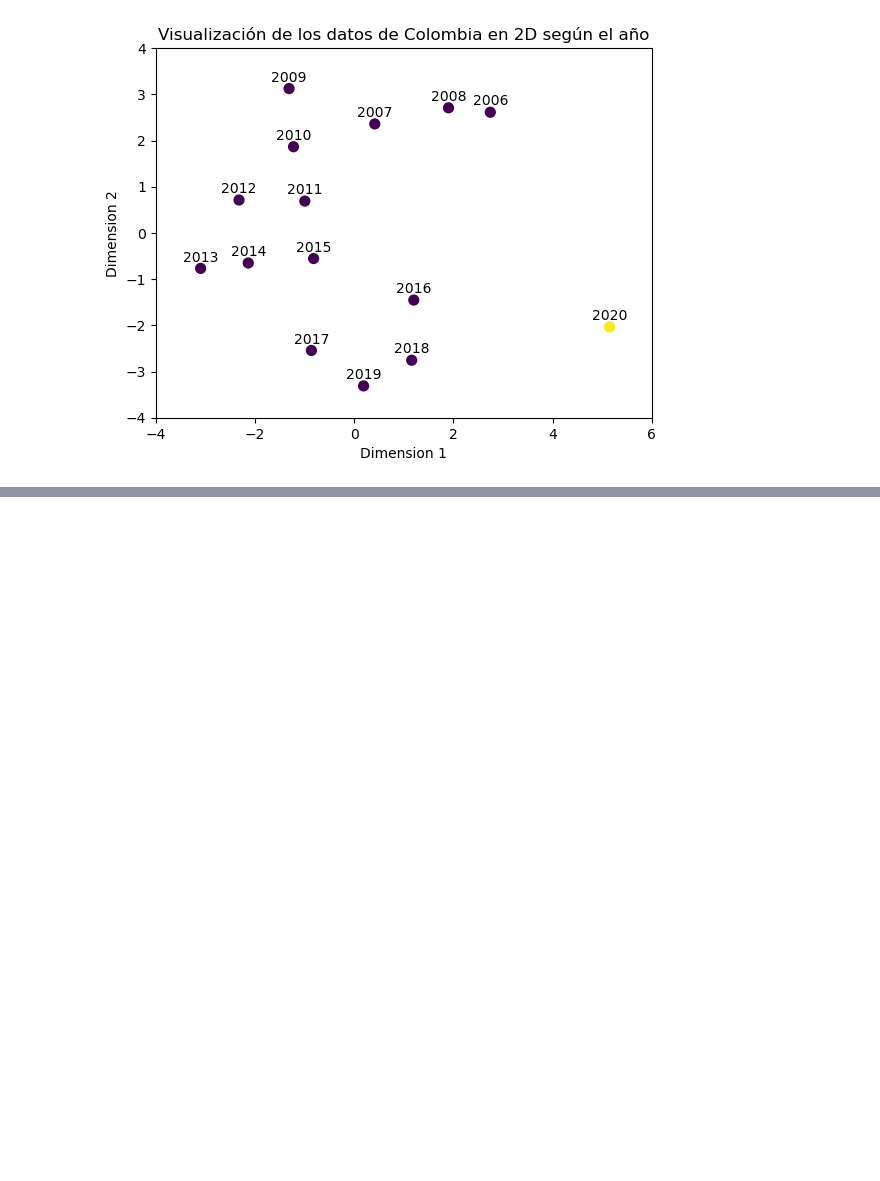
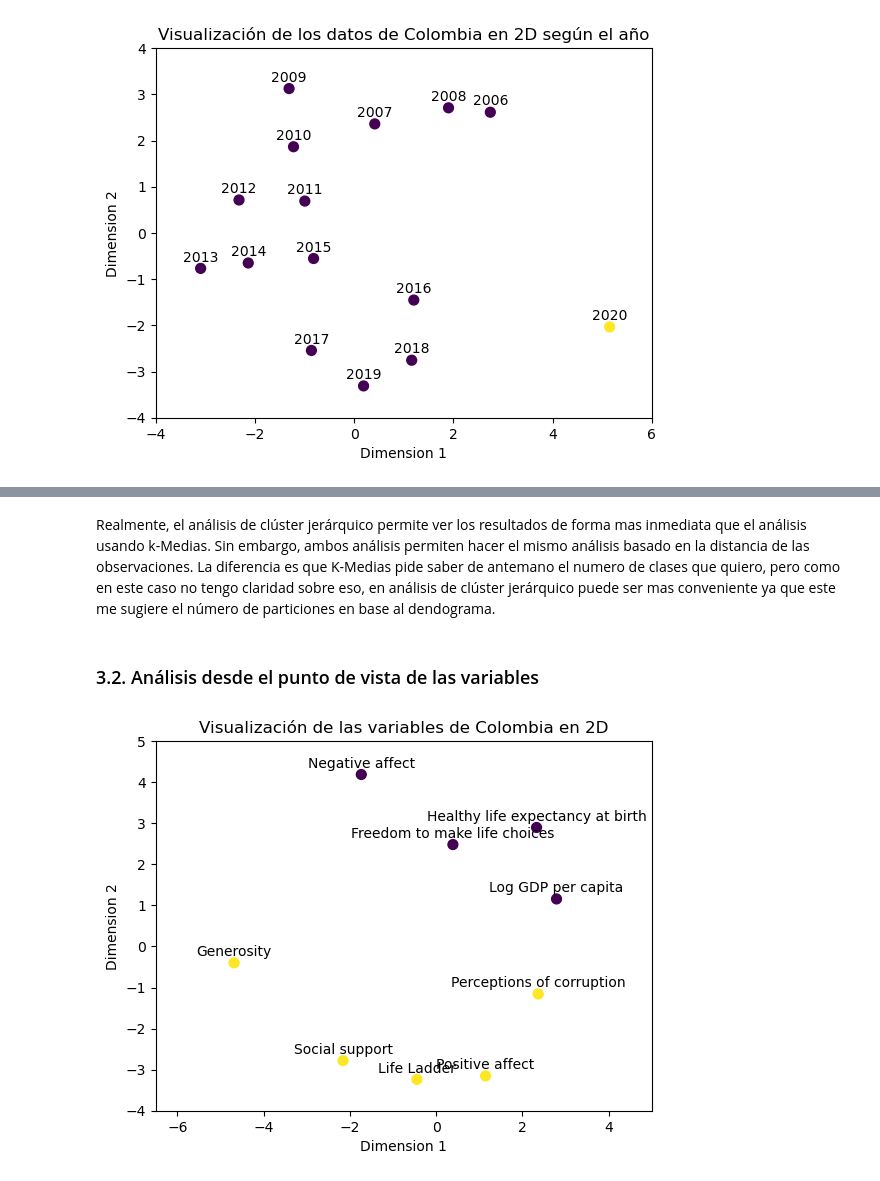
Before and after one commit to kevindmzapata/multivariate-statistics-course, a Jupyter notebook: TAREA_2/main.ipynb, the cells around one changed output, grey strips where cells are left out. Cells and saved outputs as stored; diff of their text form; code cells hidden in the pictures; blank space fills up the shorter version.

```diff
--- a/TAREA_2/main.ipynb
+++ b/TAREA_2/main.ipynb
@@ -327,0 +363,26 @@ plt.show()
+# %% [markdown]
+Realmente, el análisis de clúster jerárquico permite ver los resultados de forma mas inmediata que el análisis usando k-Medias. Sin embargo, ambos análisis permiten hacer el mismo análisis basado en la distancia de las observaciones. La diferencia es que K-Medias pide saber de antemano el numero de clases que quiero, pero como en este caso no tengo claridad sobre eso, en análisis de clúster jerárquico puede ser mas conveniente ya que este me sugiere el número de particiones en base al dendograma.
+# %% [markdown]
+### 3.2. Análisis desde el punto de vista de las variables
+# %%
+kmeans = KMeans(n_clusters=2, random_state=42)
+kmeans_labels = kmeans.fit_predict(new_X_scaled)
+kmeans_centroids = kmeans.cluster_centers_
+
+mds = MDS(n_components=2, random_state=42, dissimilarity='euclidean')
+X_mds = mds.fit_transform(new_X_scaled)
+
+plt.figure()
+plt.scatter(X_mds[:, 0], X_mds[:, 1], c=kmeans_labels, cmap='viridis', marker='o', s=50)
+
+for i, txt in enumerate(df.columns):
+    plt.annotate(txt, (X_mds[i, 0], X_mds[i, 1]), textcoords="offset points", xytext=(0, 5), ha='center')
+
+plt.title("Visualización de las variables de Colombia en 2D")
+plt.xlabel("Dimension 1")
+plt.ylabel("Dimension 2")
+plt.xlim(-6.5, 5)
+plt.ylim(-4, 5)
+plt.show()
+# %% [output]
+[figure, added]
```
Also changed, not shown: parts of 10 cells of this notebook.
